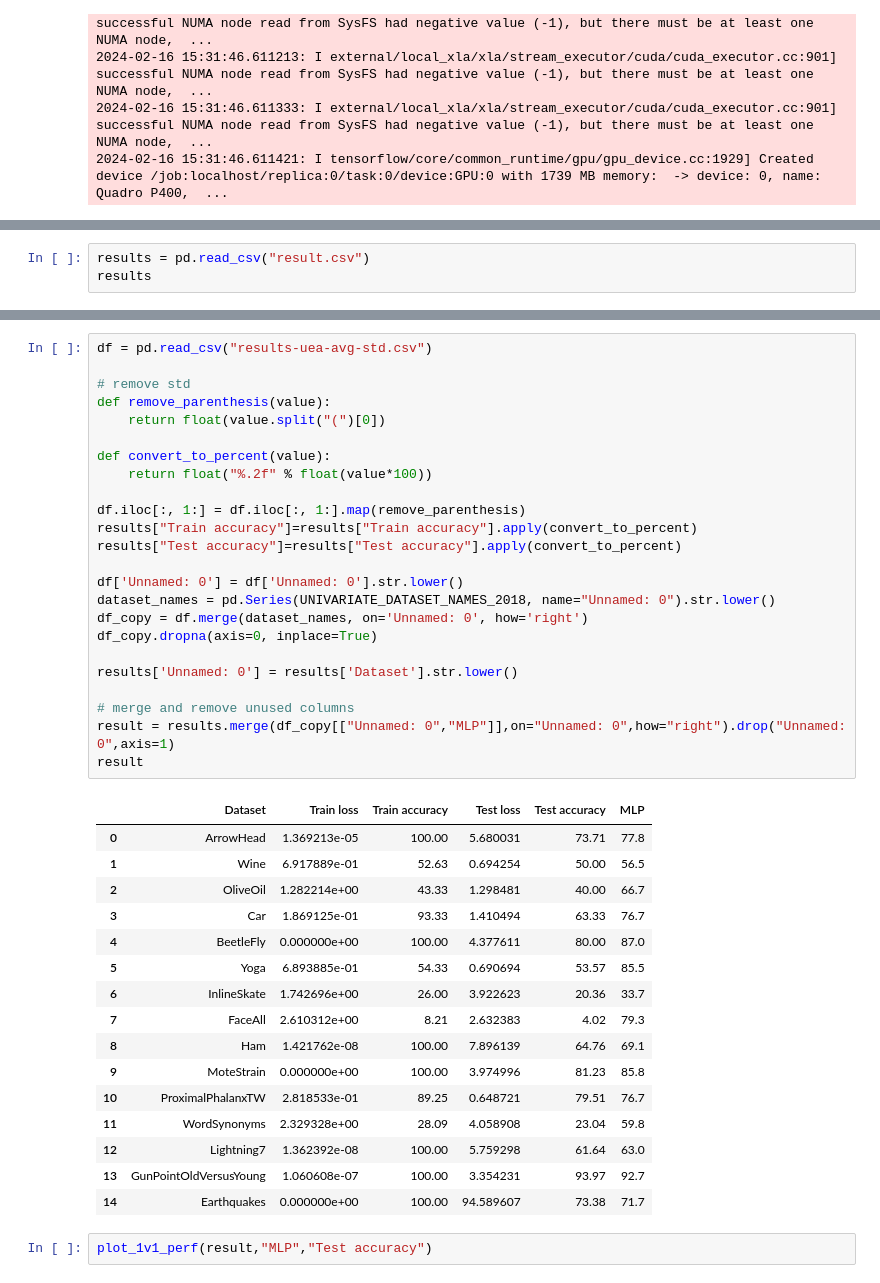
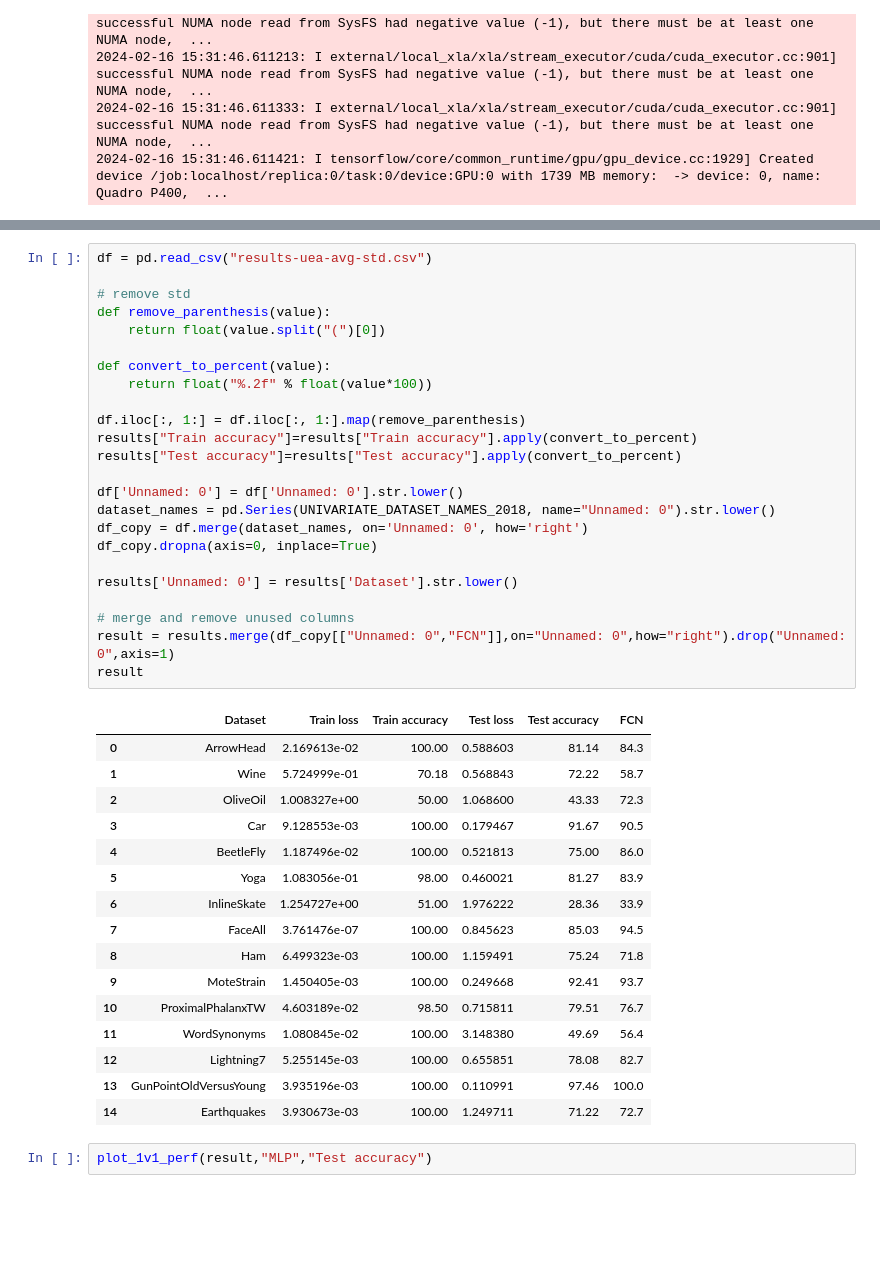
Before and after one commit to Elnur21/MLP_MultiLayerPerceptron, a Jupyter notebook: test_fcn.ipynb, the cells around one changed output, grey strips where cells are left out. Saved outputs shown, nothing was run; the diff lists cells and outputs as text; blank space fills up the shorter version.

Commit message:
GET RESULTS OF FCN AFTER 268 MINUTES

```diff
--- a/test_fcn.ipynb
+++ b/test_fcn.ipynb
@@ -162,3 +195,0 @@ results
-# %%
-results = pd.read_csv("result.csv")
-results
@@ -199,43 +196,43 @@ results_uea
 # %%
 df = pd.read_csv("results-uea-avg-std.csv")
 
 # remove std
 def remove_parenthesis(value):
     return float(value.split("(")[0])
 
 def convert_to_percent(value):
     return float("%.2f" % float(value*100))
 
 df.iloc[:, 1:] = df.iloc[:, 1:].map(remove_parenthesis)
 results["Train accuracy"]=results["Train accuracy"].apply(convert_to_percent)
 results["Test accuracy"]=results["Test accuracy"].apply(convert_to_percent)
 
 df['Unnamed: 0'] = df['Unnamed: 0'].str.lower()
 dataset_names = pd.Series(UNIVARIATE_DATASET_NAMES_2018, name="Unnamed: 0").str.lower()
 df_copy = df.merge(dataset_names, on='Unnamed: 0', how='right')
 df_copy.dropna(axis=0, inplace=True)
 
 results['Unnamed: 0'] = results['Dataset'].str.lower()
 
 # merge and remove unused columns
-result = results.merge(df_copy[["Unnamed: 0","MLP"]],on="Unnamed: 0",how="right").drop("Unnamed: 0",axis=1)
+result = results.merge(df_copy[["Unnamed: 0","FCN"]],on="Unnamed: 0",how="right").drop("Unnamed: 0",axis=1)
 result
 # %% [output]
-|  | Dataset | Train loss | Train accuracy | Test loss | Test accuracy | MLP |
-| 0 | ArrowHead | 1.369213e-05 | 100.00 | 5.680031 | 73.71 | 77.8 |
-| 1 | Wine | 6.917889e-01 | 52.63 | 0.694254 | 50.00 | 56.5 |
-| 2 | OliveOil | 1.282214e+00 | 43.33 | 1.298481 | 40.00 | 66.7 |
-| 3 | Car | 1.869125e-01 | 93.33 | 1.410494 | 63.33 | 76.7 |
-| 4 | BeetleFly | 0.000000e+00 | 100.00 | 4.377611 | 80.00 | 87.0 |
-| 5 | Yoga | 6.893885e-01 | 54.33 | 0.690694 | 53.57 | 85.5 |
-| 6 | InlineSkate | 1.742696e+00 | 26.00 | 3.922623 | 20.36 | 33.7 |
-| 7 | FaceAll | 2.610312e+00 | 8.21 | 2.632383 | 4.02 | 79.3 |
-| 8 | Ham | 1.421762e-08 | 100.00 | 7.896139 | 64.76 | 69.1 |
-| 9 | MoteStrain | 0.000000e+00 | 100.00 | 3.974996 | 81.23 | 85.8 |
-| 10 | ProximalPhalanxTW | 2.818533e-01 | 89.25 | 0.648721 | 79.51 | 76.7 |
-| 11 | WordSynonyms | 2.329328e+00 | 28.09 | 4.058908 | 23.04 | 59.8 |
-| 12 | Lightning7 | 1.362392e-08 | 100.00 | 5.759298 | 61.64 | 63.0 |
-| 13 | GunPointOldVersusYoung | 1.060608e-07 | 100.00 | 3.354231 | 93.97 | 92.7 |
-| 14 | Earthquakes | 0.000000e+00 | 100.00 | 94.589607 | 73.38 | 71.7 |
+|  | Dataset | Train loss | Train accuracy | Test loss | Test accuracy | FCN |
+| 0 | ArrowHead | 2.169613e-02 | 100.00 | 0.588603 | 81.14 | 84.3 |
+| 1 | Wine | 5.724999e-01 | 70.18 | 0.568843 | 72.22 | 58.7 |
+| 2 | OliveOil | 1.008327e+00 | 50.00 | 1.068600 | 43.33 | 72.3 |
+| 3 | Car | 9.128553e-03 | 100.00 | 0.179467 | 91.67 | 90.5 |
+| 4 | BeetleFly | 1.187496e-02 | 100.00 | 0.521813 | 75.00 | 86.0 |
+| 5 | Yoga | 1.083056e-01 | 98.00 | 0.460021 | 81.27 | 83.9 |
+| 6 | InlineSkate | 1.254727e+00 | 51.00 | 1.976222 | 28.36 | 33.9 |
+| 7 | FaceAll | 3.761476e-07 | 100.00 | 0.845623 | 85.03 | 94.5 |
+| 8 | Ham | 6.499323e-03 | 100.00 | 1.159491 | 75.24 | 71.8 |
+| 9 | MoteStrain | 1.450405e-03 | 100.00 | 0.249668 | 92.41 | 93.7 |
+| 10 | ProximalPhalanxTW | 4.603189e-02 | 98.50 | 0.715811 | 79.51 | 76.7 |
+| 11 | WordSynonyms | 1.080845e-02 | 100.00 | 3.148380 | 49.69 | 56.4 |
+| 12 | Lightning7 | 5.255145e-03 | 100.00 | 0.655851 | 78.08 | 82.7 |
+| 13 | GunPointOldVersusYoung | 3.935196e-03 | 100.00 | 0.110991 | 97.46 | 100.0 |
+| 14 | Earthquakes | 3.930673e-03 | 100.00 | 1.249711 | 71.22 | 72.7 |
 # %%
 plot_1v1_perf(result,"MLP","Test accuracy")
```
Also changed, not shown: parts of 4 cells of this notebook, 52 other files.
